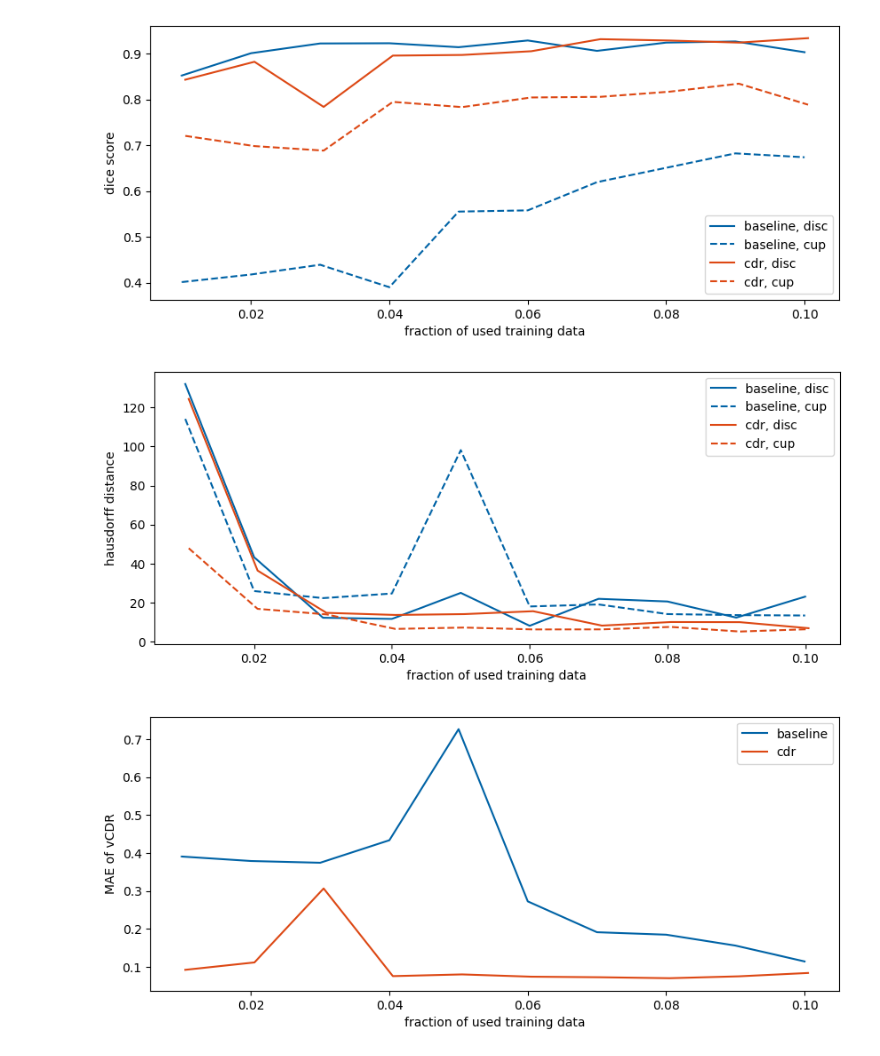
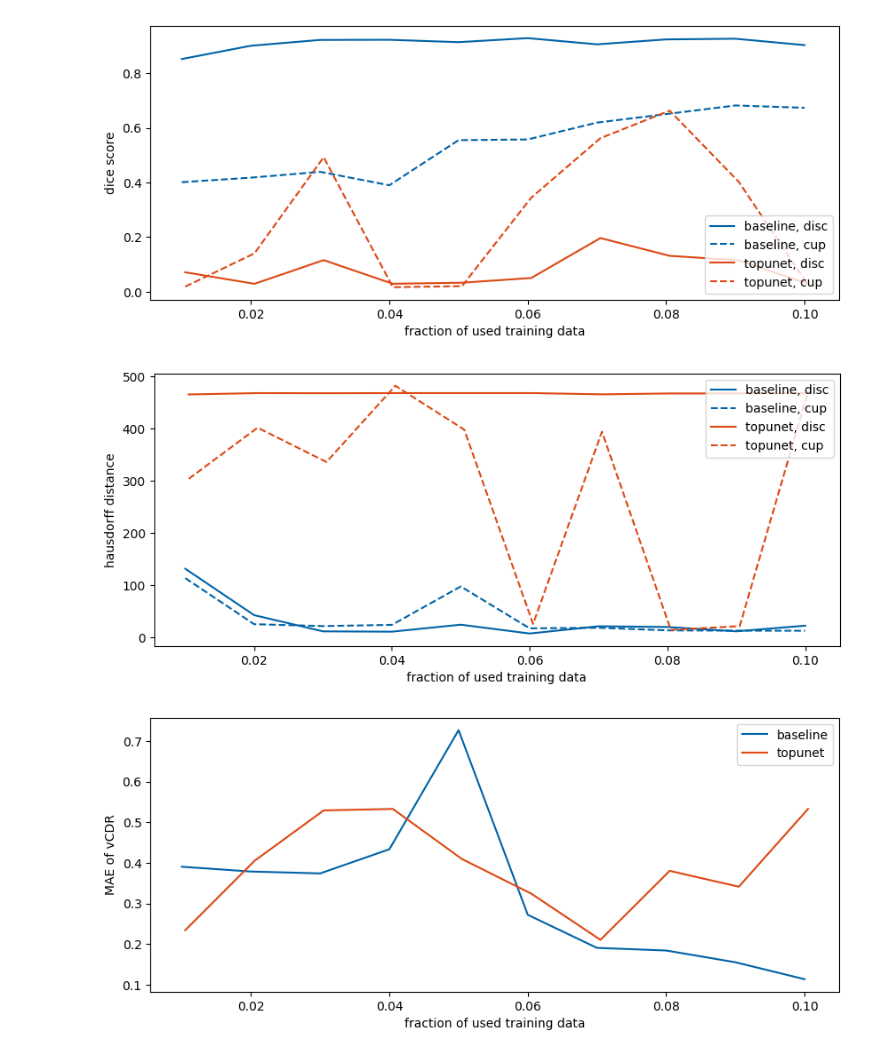
Before and after one commit to mo1333/anatomically_coherent_segmentation, a Jupyter notebook: evaluation_of_data_shortage.ipynb, the cells around one changed output. Cells and saved outputs as stored; diff of their text form; code cells hidden in the pictures.

```diff
--- a/evaluation_of_data_shortage.ipynb
+++ b/evaluation_of_data_shortage.ipynb
@@ -56,16 +53,16 @@ The autoreload extension is already loaded. To reload it, use:
 # plt.ylabel("hausdorff distance")
 # plt.legend()
 # %%
-experiments_of_interest = ["standard", "topunet"]
+experiments_of_interest = ["standard", "naivetop"]
 experiments_labels = ["baseline", "topunet", "polar"]
 
 plot_dice_mean_comparison(experiments_of_interest, experiments_labels)
 plot_haus_mean_comparison(experiments_of_interest, experiments_labels)
 plot_cdr_mae_mean_comparison(experiments_of_interest, experiments_labels)
 # %% [output]
-[figure, old version]
+[figure, new version]
-[figure, old version]
+[figure, new version]
-[figure, old version]
+[figure, new version]
 # %%
 plot_dice_violin_comparison(experiments_of_interest, experiments_labels, show_means=True, show_cup=False)
 plot_haus_violin_comparison(experiments_of_interest, experiments_labels, show_means=True, show_cup=False)
```
Also changed, not shown: parts of 2 cells of this notebook, 2 other files.
